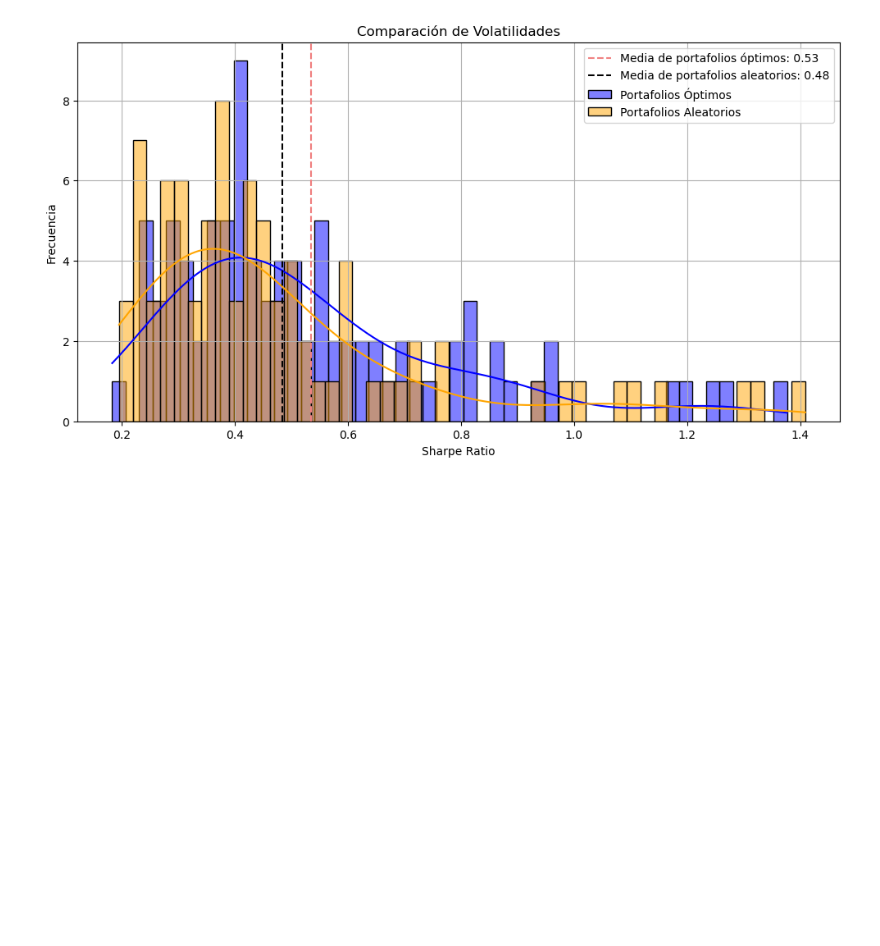
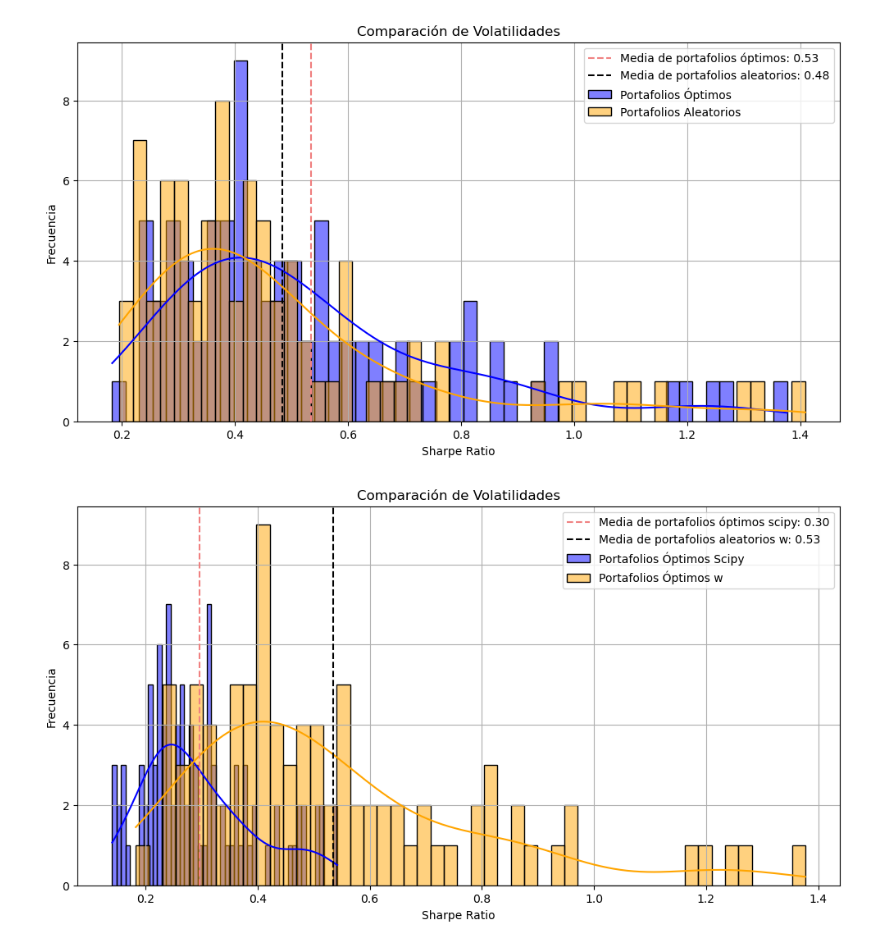
Before and after one commit to LuisMB09/metodos_optimizacion, a Jupyter notebook: aplicación_examen.ipynb, the cells around one changed output. Cells and saved outputs as stored; diff of their text form; code cells hidden in the pictures; blank space fills up the shorter version.

Commit message:
volatilidad scipy

```diff
--- a/aplicación_examen.ipynb
+++ b/aplicación_examen.ipynb
@@ -715,3 +715,36 @@ plt.grid()
 plt.show()
 # %% [output]
 [figure]
+# %%
+plt.figure(figsize=(12, 6))
+
+sns.histplot(
+    data=metricas_df_scipy['volatilidad'],
+    bins=50,
+    kde=True,  # Añade la curva de densidad
+    color='blue',
+    label='Portafolios Óptimos Scipy'
+)
+
+sns.histplot(
+    data=metricas_optimas_df_filter['volatilidad'],
+    bins=50,
+    kde=True,  # Añade la curva de densidad
+    color='orange',
+    label='Portafolios Óptimos w'
+)
+
+sci_vol = metricas_df_scipy['volatilidad'].mean()
+short_mean = metricas_optimas_df_filter['volatilidad'].mean()
+
+plt.axvline(sci_vol, color='lightcoral', linestyle='--', label=f'Media de portafolios óptimos scipy: {sci_vol:.2f}')
+plt.axvline(short_mean, color='black', linestyle='--', label=f'Media de portafolios aleatorios w: {short_mean:.2f}')
+
+plt.legend()
+plt.title('Comparación de Volatilidades')
+plt.xlabel('Sharpe Ratio')
+plt.ylabel('Frecuencia')
+plt.grid()
+plt.show()
+# %% [output]
+[figure, added]
```
